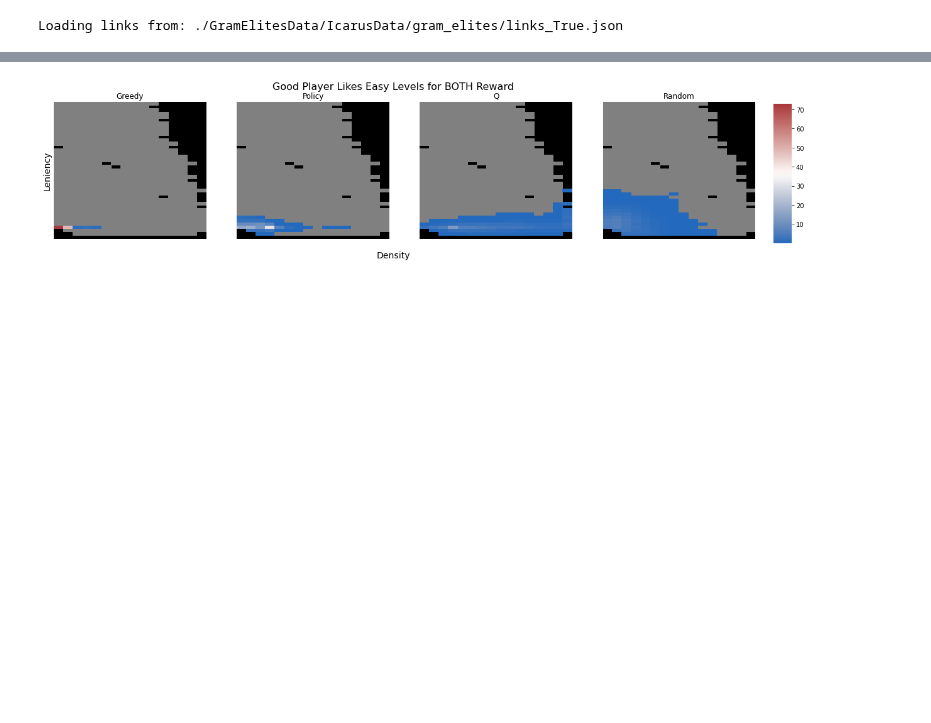
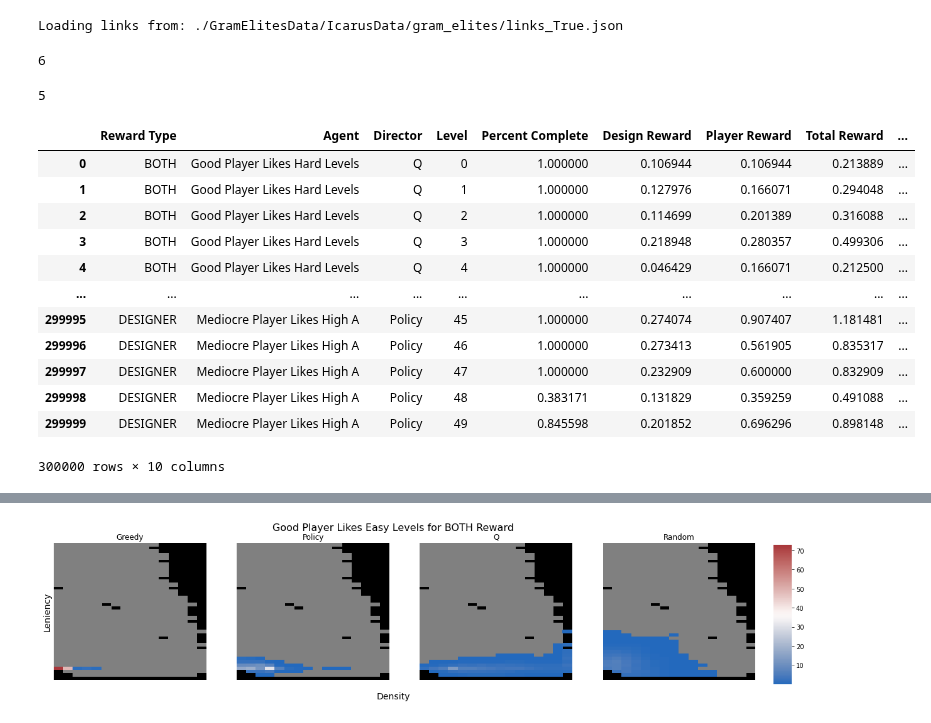
Before and after one commit to crowdgames/mdp-level-assembly, a Jupyter notebook: Analysis.ipynb, the cells around one changed output, grey strips where cells are left out. Saved outputs shown, nothing was run; the diff lists cells and outputs as text; code cells hidden in the pictures; blank space fills up the shorter version.

```diff
--- a/Analysis.ipynb
+++ b/Analysis.ipynb
@@ -379,6 +386,30 @@ REWARD_STR = Utility.reward_type_to_str(Utility.RewardType.DESIGNER)
 df, info = get_all_player_playthroughs(config, 'player')
 # %% [output]
 Loading links from: ./GramElitesData/IcarusData/gram_elites/links_True.json
+# %%
+df[df['Director']=='Policy'].Level[30206]
+# %% [output]
+6
+# %%
+df[df['Director']=='Policy'].Level[30205]
+# %% [output]
+5
+# %%
+df
+# %% [output]
+|  | Reward Type | Agent | Director | Level | Percent Complete | Design Reward | Player Reward | Total Reward | ... |
+| 0 | BOTH | Good Player Likes Hard Levels | Q | 0 | 1.000000 | 0.106944 | 0.106944 | 0.213889 | ... |
+| 1 | BOTH | Good Player Likes Hard Levels | Q | 1 | 1.000000 | 0.127976 | 0.166071 | 0.294048 | ... |
+| 2 | BOTH | Good Player Likes Hard Levels | Q | 2 | 1.000000 | 0.114699 | 0.201389 | 0.316088 | ... |
+| 3 | BOTH | Good Player Likes Hard Levels | Q | 3 | 1.000000 | 0.218948 | 0.280357 | 0.499306 | ... |
+| 4 | BOTH | Good Player Likes Hard Levels | Q | 4 | 1.000000 | 0.046429 | 0.166071 | 0.212500 | ... |
+| ... | ... | ... | ... | ... | ... | ... | ... | ... | ... |
+| 299995 | DESIGNER | Mediocre Player Likes High A | Policy | 45 | 1.000000 | 0.274074 | 0.907407 | 1.181481 | ... |
+| 299996 | DESIGNER | Mediocre Player Likes High A | Policy | 46 | 1.000000 | 0.273413 | 0.561905 | 0.835317 | ... |
+| 299997 | DESIGNER | Mediocre Player Likes High A | Policy | 47 | 1.000000 | 0.232909 | 0.600000 | 0.832909 | ... |
+| 299998 | DESIGNER | Mediocre Player Likes High A | Policy | 48 | 0.383171 | 0.131829 | 0.359259 | 0.491088 | ... |
+| 299999 | DESIGNER | Mediocre Player Likes High A | Policy | 49 | 0.845598 | 0.201852 | 0.696296 | 0.898148 | ... |
+300000 rows × 10 columns
 # %%
 plot_player_personas_over_time(df)
 # %% [output]
```
Also changed, not shown: parts of 5 cells of this notebook, 7 other files.
